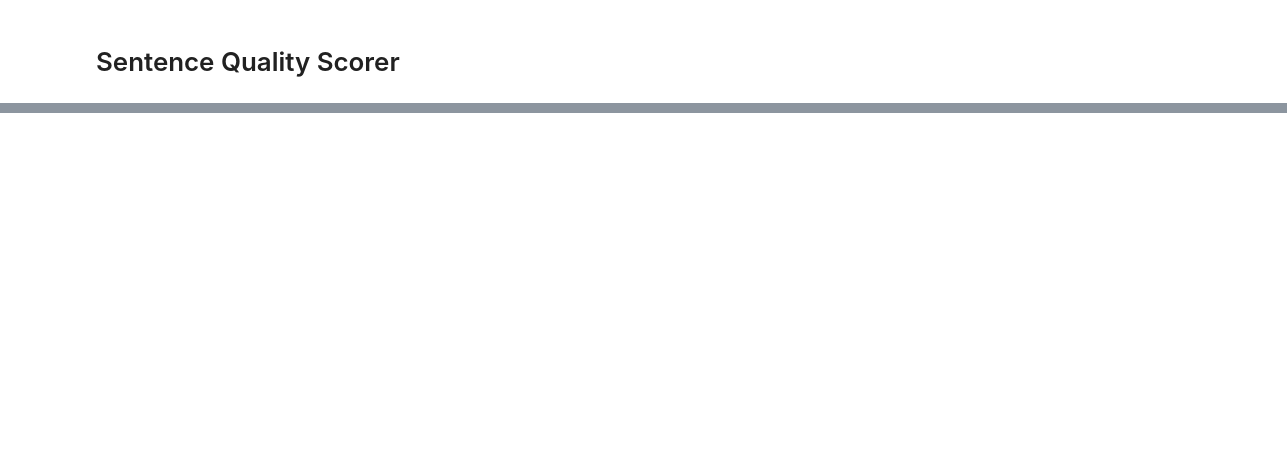
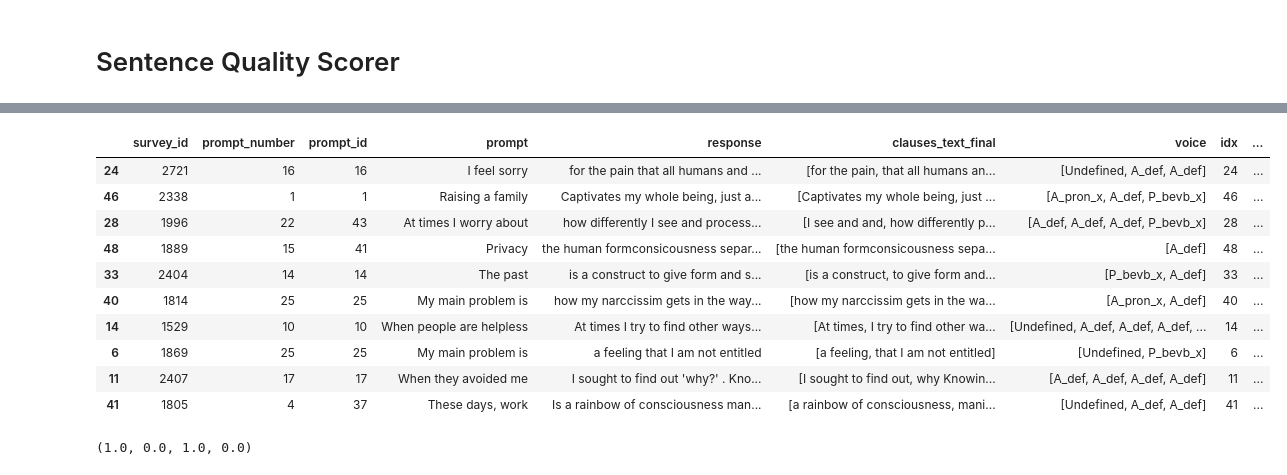
Before and after one commit to perspegrity5/SL_NLP_PassiveActive1, a Jupyter notebook: readability_scorer.ipynb, the cells around one changed output, grey strips where cells are left out. Drawn from its saved outputs; the diff is of its cells as text; code cells hidden in the pictures; blank space fills up the shorter version.

```diff
--- a/readability_scorer.ipynb
+++ b/readability_scorer.ipynb
@@ -71,2 +73,39 @@ df.sample(frac = 1).head(10)
+# %%
+def normalize(row, x_max, x_min, reverse_arr = False):
+    if not reverse_arr:
+        return [round((x - x_min)/(x_max - x_min), 2) for x in row]
+    return [round((-1*x - x_min)/(x_max - x_min), 2) for x in row]
+
+reading_ease = df['reading_ease'].tolist()
+reading_ease = [j for i in reading_ease for j in i]
+reading_ease = [-1*x for x in reading_ease]
+x_max, x_min = max(reading_ease), min(reading_ease)
+df['reading_ease_normalized'] = df['reading_ease'].apply(lambda arr : normalize(arr, x_max, x_min, reverse_arr = True))
+
+grading_levels = df['grading_level'].tolist()
+grading_levels = [j for i in grading_levels for j in i]
+x_max, x_min = max(grading_levels), min(grading_levels)
+df['grading_level_normalized'] = df['grading_level'].apply(lambda arr : normalize(arr, x_max, x_min, reverse_arr = False))
+df.sample(frac = 1).head(10)
+# %% [output]
+|  | survey_id | prompt_number | prompt_id | prompt | response | clauses_text_final | voice | idx | ... |
+| 24 | 2721 | 16 | 16 | I feel sorry | for the pain that all humans and ... | [for the pain, that all humans an... | [Undefined, A_def, A_def] | 24 | ... |
+| 46 | 2338 | 1 | 1 | Raising a family | Captivates my whole being, just a... | [Captivates my whole being, just ... | [A_pron_x, A_def, P_bevb_x] | 46 | ... |
+| 28 | 1996 | 22 | 43 | At times I worry about | how differently I see and process... | [I see and and, how differently p... | [A_def, A_def, A_def, P_bevb_x] | 28 | ... |
+| 48 | 1889 | 15 | 41 | Privacy | the human formconsicousness separ... | [the human formconsicousness sepa... | [A_def] | 48 | ... |
+| 33 | 2404 | 14 | 14 | The past | is a construct to give form and s... | [is a construct, to give form and... | [P_bevb_x, A_def] | 33 | ... |
+| 40 | 1814 | 25 | 25 | My main problem is | how my narccissim gets in the way... | [how my narccissim gets in the wa... | [A_pron_x, A_def] | 40 | ... |
+| 14 | 1529 | 10 | 10 | When people are helpless | At times I try to find other ways... | [At times, I try to find other wa... | [Undefined, A_def, A_def, A_def, ... | 14 | ... |
+| 6 | 1869 | 25 | 25 | My main problem is | a feeling that I am not entitled | [a feeling, that I am not entitled] | [Undefined, P_bevb_x] | 6 | ... |
+| 11 | 2407 | 17 | 17 | When they avoided me | I sought to find out 'why?' . Kno... | [I sought to find out, why Knowin... | [A_def, A_def, A_def, A_def] | 11 | ... |
+| 41 | 1805 | 4 | 37 | These days, work | Is a rainbow of consciousness man... | [a rainbow of consciousness, mani... | [Undefined, A_def, A_def] | 41 | ... |
 # %%
 df.to_csv("readability_scored.csv", index = False)
+# %%
+reading_ease = df['reading_ease_normalized'].tolist()
+reading_ease = [j for i in reading_ease for j in i]
+grade = df['grading_level_normalized'].tolist()
+grade = [j for i in grade for j in i]
+max(reading_ease), min(reading_ease), max(grade), min(grade)
+# %% [output]
+(1.0, 0.0, 1.0, 0.0)
```
Also changed, not shown: parts of 3 cells of this notebook.
